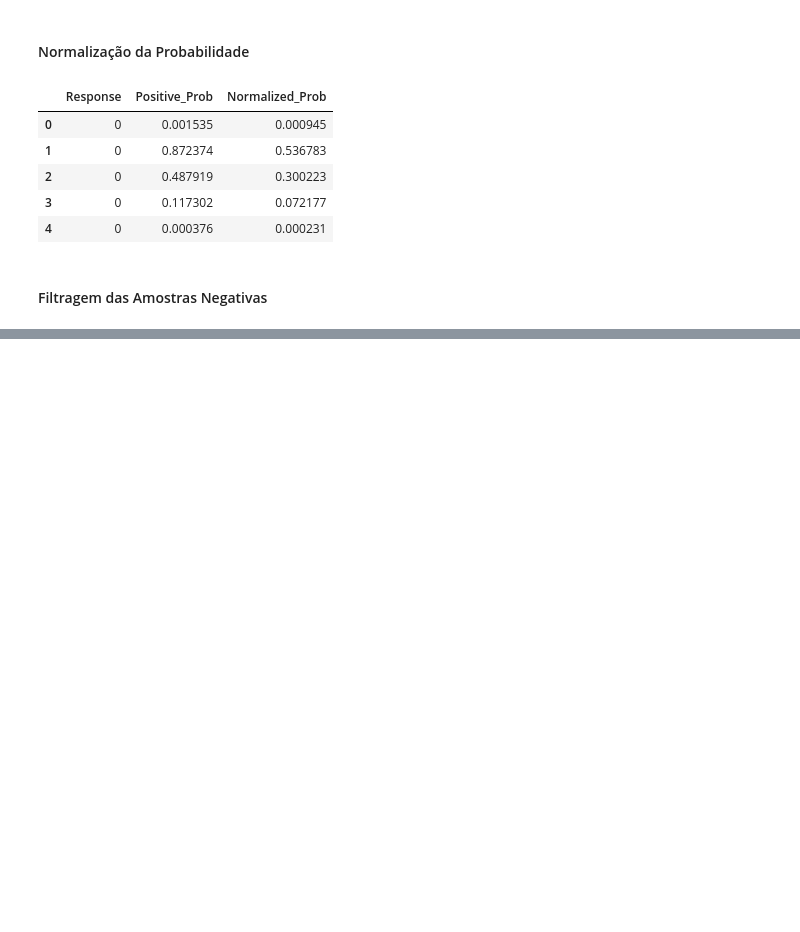
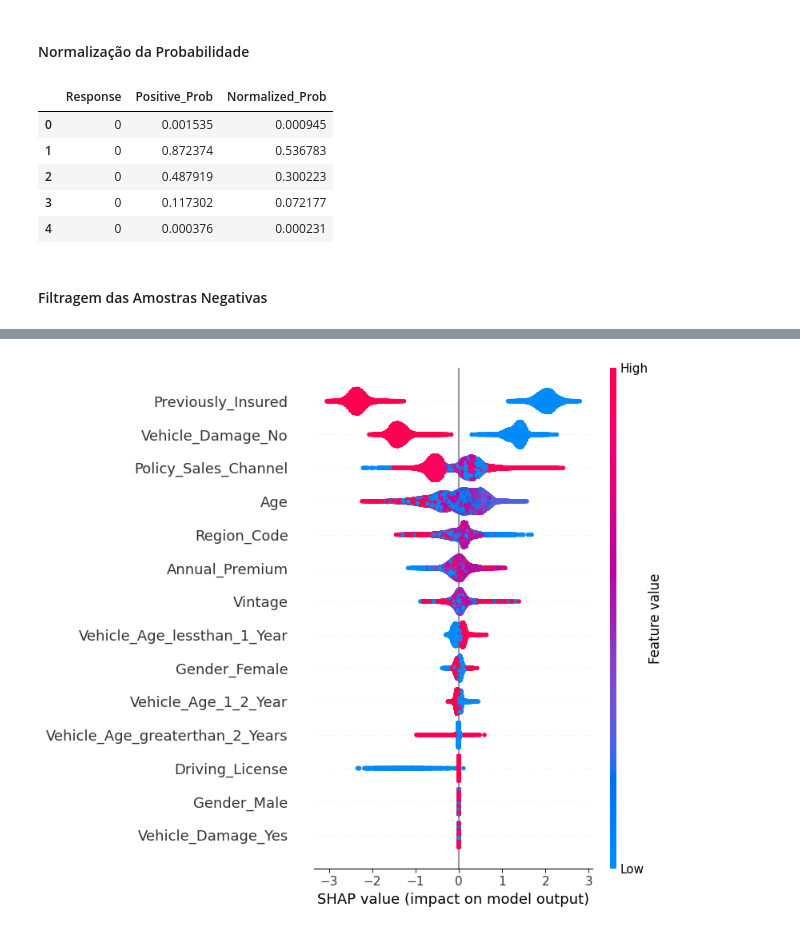
Before and after one commit to RaulMartino/Cefet, a Jupyter notebook: Inteligência Artificial/T4.ipynb, the cells around one changed output, grey strips where cells are left out. Drawn from its saved outputs; the diff is of its cells as text; code cells hidden in the pictures; blank space fills up the shorter version.

```diff
--- a/Inteligência Artificial/T4.ipynb
+++ b/Inteligência Artificial/T4.ipynb
@@ -161,0 +167,15 @@ Número de amostras após a filtragem:  107753
+# %%
+X_orig = df.drop(columns=['id', 'Response']).copy()
+X_orig = X_orig.astype(int)
+y_orig = df['Response']
+
+X_orig.columns = ['Age', 'Driving_License', 'Region_Code', 'Previously_Insured',
+                  'Annual_Premium', 'Policy_Sales_Channel', 'Vintage', 'Gender_Female',
+                  'Gender_Male', 'Vehicle_Age_1_2_Year', 'Vehicle_Age_lessthan_1_Year',
+                  'Vehicle_Age_greaterthan_2_Years', 'Vehicle_Damage_No', 'Vehicle_Damage_Yes']
+
+X_train, X_test, y_train, y_test = train_test_split(X_orig, y_orig, test_size=0.3, random_state=42, stratify=y_orig)
+
+# Treinar um modelo de XGBoost sem balanceamento
+xgb_classifier_no_balance = xgb.XGBClassifier()
+xgb_classifier_no_balance.fit(X_train, y_train)
@@ -161,0 +194,11 @@ Número de amostras após a filtragem:  107753
+# %%
+# Criando o explicador SHAP usando o modelo treinado
+explainer = shap.Explainer(xgb_classifier_no_balance, X_train)
+
+# Calcular os valores SHAP para o conjunto de dados
+shap_values = explainer(X_train)
+# %%
+# 1. Resumo da importância das features
+shap.summary_plot(shap_values, X_train)
+# %% [output]
+[figure, added]
```
Also changed, not shown: parts of 8 cells of this notebook.
